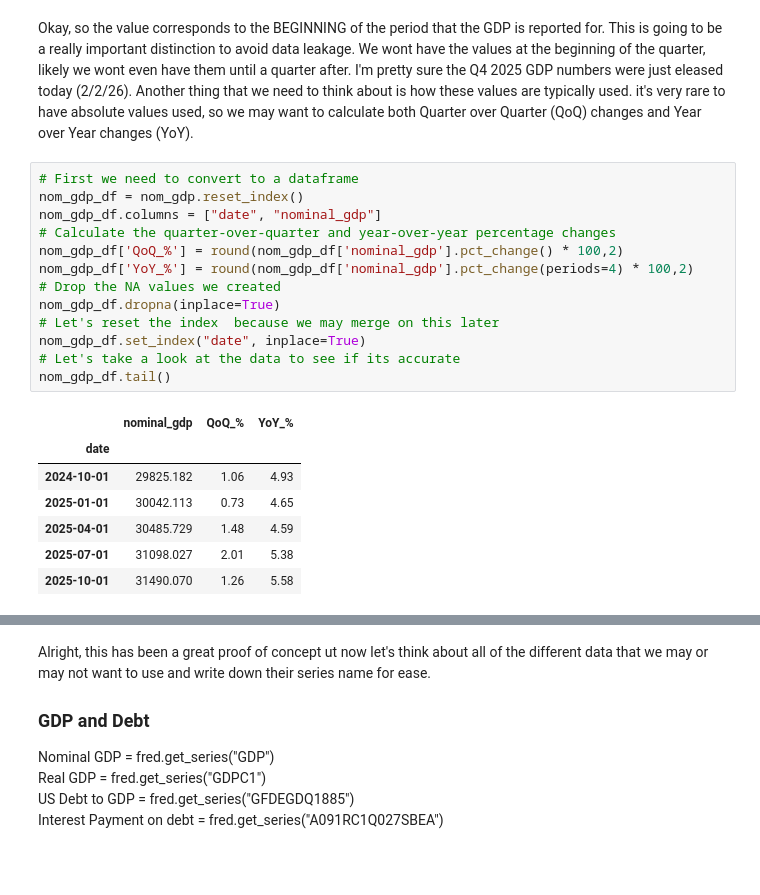
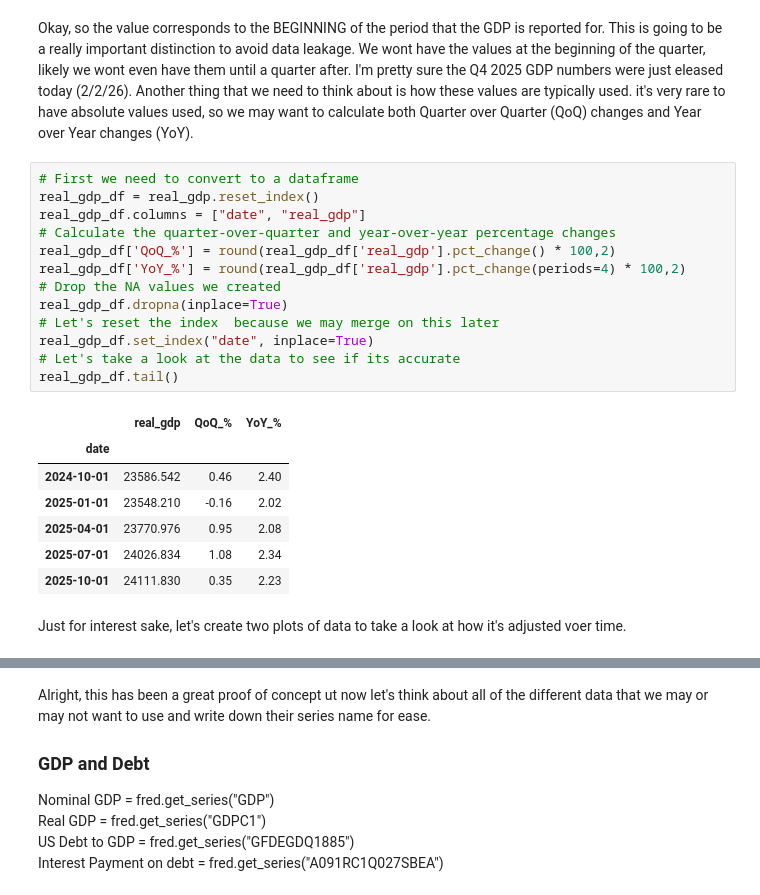
Before and after one commit to tmacpherson6/investment_advisor_dashboard_capstone, a Jupyter notebook: Tom's Notebook 2 - Connecting to St. Louis Federal Reserve.ipynb, the cells around one changed output, grey strips where cells are left out. Cells and saved outputs as stored; diff of their text form; blank space fills up the shorter version.

Commit message:
adjusted the initial data exploration to real GDP not nominal

```diff
--- a/Tom's Notebook 2 - Connecting to St. Louis Federal Reserve.ipynb
+++ b/Tom's Notebook 2 - Connecting to St. Louis Federal Reserve.ipynb
@@ -60,22 +60,24 @@ dtype: float64
 Okay, so the value corresponds to the BEGINNING of the period that the GDP is reported for. This is going to be a really important distinction to avoid data leakage. We wont have the values at the beginning of the quarter, likely we wont even have them until a quarter after. I'm pretty sure the Q4 2025 GDP numbers were just eleased today (2/2/26). Another thing that we need to think about is how these values are typically used. it's very rare to have absolute values used, so we may want to calculate both Quarter over Quarter (QoQ) changes and Year over Year changes (YoY).
 # %%
 # First we need to convert to a dataframe
-nom_gdp_df = nom_gdp.reset_index()
-nom_gdp_df.columns = ["date", "nominal_gdp"]
+real_gdp_df = real_gdp.reset_index()
+real_gdp_df.columns = ["date", "real_gdp"]
 # Calculate the quarter-over-quarter and year-over-year percentage changes
-nom_gdp_df['QoQ_%'] = round(nom_gdp_df['nominal_gdp'].pct_change() * 100,2)
-nom_gdp_df['YoY_%'] = round(nom_gdp_df['nominal_gdp'].pct_change(periods=4) * 100,2)
+real_gdp_df['QoQ_%'] = round(real_gdp_df['real_gdp'].pct_change() * 100,2)
+real_gdp_df['YoY_%'] = round(real_gdp_df['real_gdp'].pct_change(periods=4) * 100,2)
 # Drop the NA values we created
-nom_gdp_df.dropna(inplace=True)
+real_gdp_df.dropna(inplace=True)
 # Let's reset the index  because we may merge on this later
-nom_gdp_df.set_index("date", inplace=True)
+real_gdp_df.set_index("date", inplace=True)
 # Let's take a look at the data to see if its accurate
-nom_gdp_df.tail()
+real_gdp_df.tail()
 # %% [output]
-|  | nominal_gdp | QoQ_% | YoY_% |
+|  | real_gdp | QoQ_% | YoY_% |
 | date |  |  |  |
-| 2024-10-01 | 29825.182 | 1.06 | 4.93 |
-| 2025-01-01 | 30042.113 | 0.73 | 4.65 |
-| 2025-04-01 | 30485.729 | 1.48 | 4.59 |
-| 2025-07-01 | 31098.027 | 2.01 | 5.38 |
-| 2025-10-01 | 31490.070 | 1.26 | 5.58 |
+| 2024-10-01 | 23586.542 | 0.46 | 2.40 |
+| 2025-01-01 | 23548.210 | -0.16 | 2.02 |
+| 2025-04-01 | 23770.976 | 0.95 | 2.08 |
+| 2025-07-01 | 24026.834 | 1.08 | 2.34 |
+| 2025-10-01 | 24111.830 | 0.35 | 2.23 |
+# %% [markdown]
+Just for interest sake, let's create two plots of data to take a look at how it's adjusted voer time.
```
Also changed, not shown: parts of 1 cell of this notebook.
